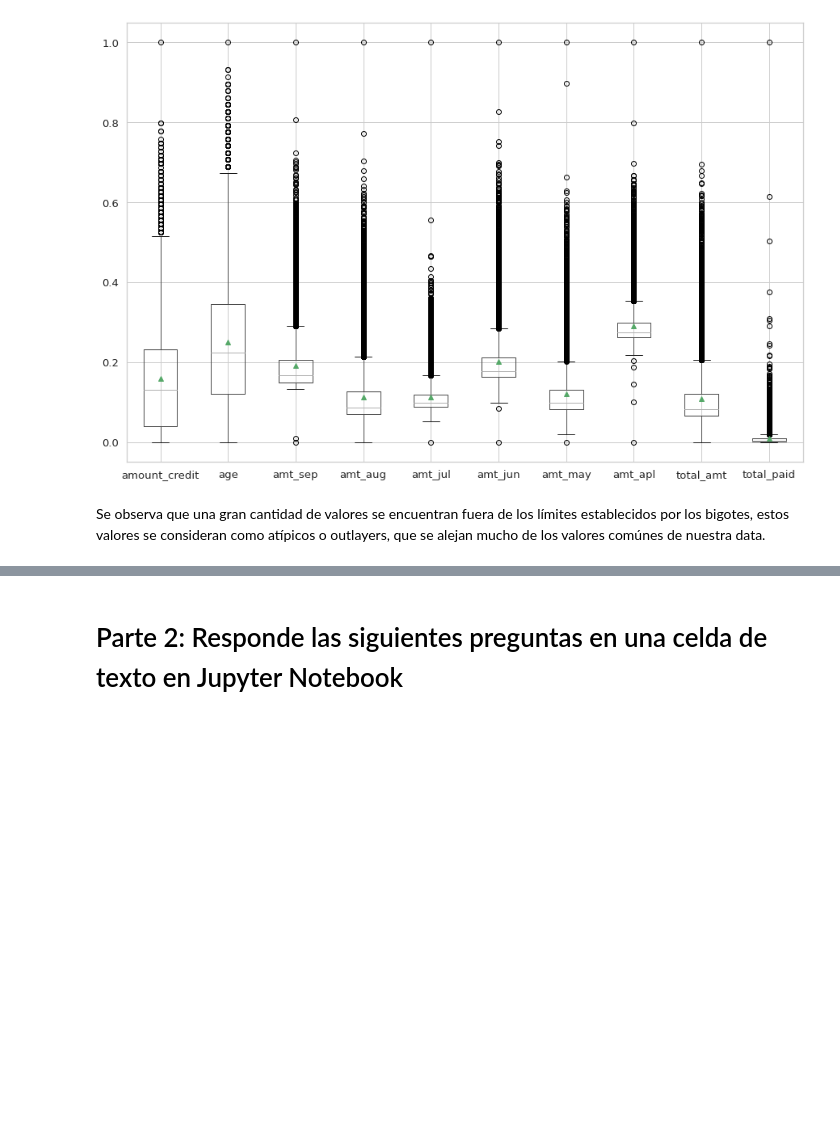
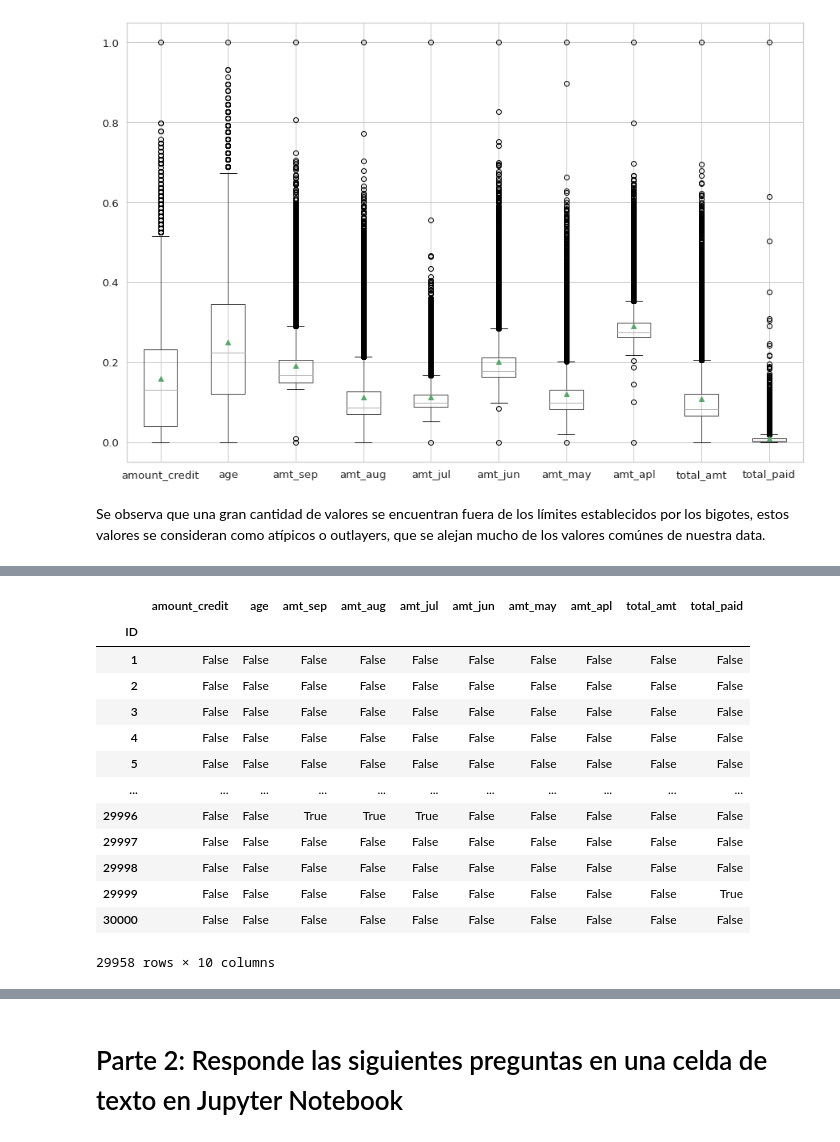
Before and after one commit to PosgradoMNA/actividades-del-projecto-teammexcol, a Jupyter notebook: Proyecto_Avances/Semana4_Actividad1.ipynb, the cells around one changed output, grey strips where cells are left out. Cells and saved outputs as stored; diff of their text form; code cells hidden in the pictures; blank space fills up the shorter version.

```diff
--- a/Proyecto_Avances/Semana4_Actividad1.ipynb
+++ b/Proyecto_Avances/Semana4_Actividad1.ipynb
@@ -470,0 +486,2 @@ Se observa que una gran cantidad de valores se encuentran fuera de los límites
+# %%
+new_df = df.copy()
@@ -470,0 +539,19 @@ Se observa que una gran cantidad de valores se encuentran fuera de los límites
+# %%
+ubc_outliers = (new_df < BI_Calculado) | (new_df > BS_Calculado)
+
+ubc_outliers
+# %% [output]
+|  | amount_credit | age | amt_sep | amt_aug | amt_jul | amt_jun | amt_may | amt_apl | total_amt | total_paid |
+| ID |  |  |  |  |  |  |  |  |  |  |
+| 1 | False | False | False | False | False | False | False | False | False | False |
+| 2 | False | False | False | False | False | False | False | False | False | False |
+| 3 | False | False | False | False | False | False | False | False | False | False |
+| 4 | False | False | False | False | False | False | False | False | False | False |
+| 5 | False | False | False | False | False | False | False | False | False | False |
+| ... | ... | ... | ... | ... | ... | ... | ... | ... | ... | ... |
+| 29996 | False | False | True | True | True | False | False | False | False | False |
+| 29997 | False | False | False | False | False | False | False | False | False | False |
+| 29998 | False | False | False | False | False | False | False | False | False | False |
+| 29999 | False | False | False | False | False | False | False | False | False | True |
+| 30000 | False | False | False | False | False | False | False | False | False | False |
+29958 rows × 10 columns
```
Also changed, not shown: parts of 35 cells of this notebook.
